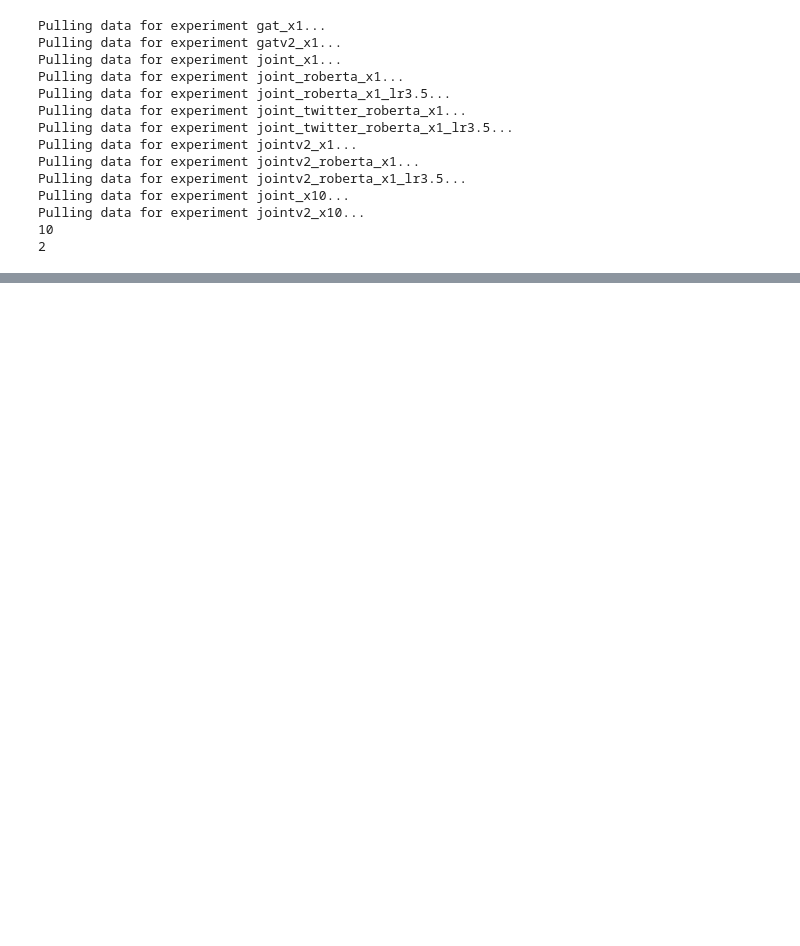
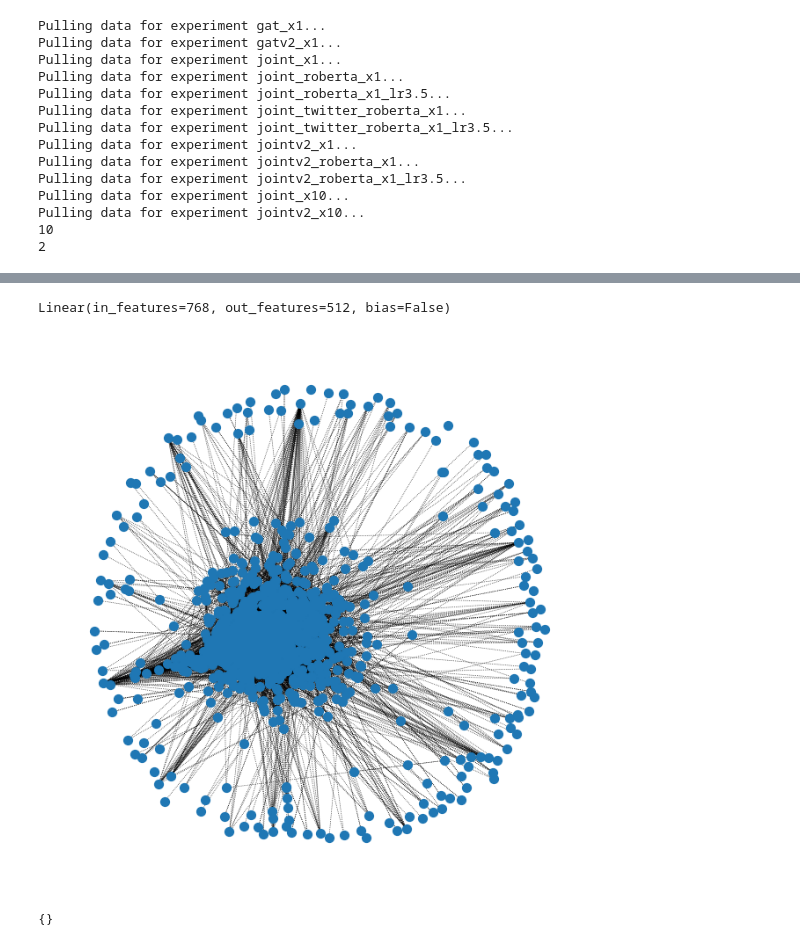
Before and after one commit to guptaviha/GF-OLD, a Jupyter notebook: examples/plots.ipynb, the cells around one changed output, grey strips where cells are left out. Drawn from its saved outputs; the diff is of its cells as text; code cells hidden in the pictures; blank space fills up the shorter version.

```diff
--- a/examples/plots.ipynb
+++ b/examples/plots.ipynb
@@ -73,0 +122,25 @@ Text(0, 0.5, 'Training accuracy')
+# %%
+from dataloaders.graph_data import load_graph
+from models.joint import GATV2
+
+gatv2_path = os.path.join('../saved_models', 'gatv2_0_best.pt')
+device = torch.device('cuda' if torch.cuda.is_available() else 'cpu')
+checkpoint = torch.load(gatv2_path, map_location=device)
+
+tweet_path = '../data/tweets.csv'
+user_path = '../data/users.csv'
+relationship_path = '../data/relationships.csv'
+ts = 0.3
+fm = 'soft'
+fi = 'non_off'
+num_labels = 2
+args = dict()
+args['hidden_size'] = 768
+
+g, _, _, _ = load_graph(tweet_path, user_path, relationship_path, test_size=ts, feat_model=fm, feat_init=fi)
+g = g.to(device)
+features = g.ndata['features']
+features_size = features.size()[1]
+model = GATV2(fs=features_size, model_size=None, args=args, num_labels=num_labels)
+
+model.load_state_dict(checkpoint['model_state_dict'])
@@ -73,0 +172,22 @@ Text(0, 0.5, 'Training accuracy')
+# %%
+model.slf_attn.w_qs
+# %% [output]
+Linear(in_features=768, out_features=512, bias=False)
+# %%
+def visualize_graph(labels, g):
+    pos = nx.spring_layout(g, seed=1)
+    plt.figure(figsize=(8,8))
+    plt.axis('off')
+    nx.draw_networkx(g, pos=pos, node_size=50, cmap=plt.get_cmap('coolwarm'), node_color=labels, edge_color='k',arrows=False, width=0.5, style='dotted', with_labels=False)
+# %%
+g = dgl.remove_self_loop(g)
+
+nx_g = g.cpu().to_networkx()
+
+visualize_graph(None, nx_g)
+# %% [output]
+[figure, added]
+# %%
+g.edata
+# %% [output]
+{}
```
Also changed, not shown: parts of 10 cells of this notebook, 5 other files.
